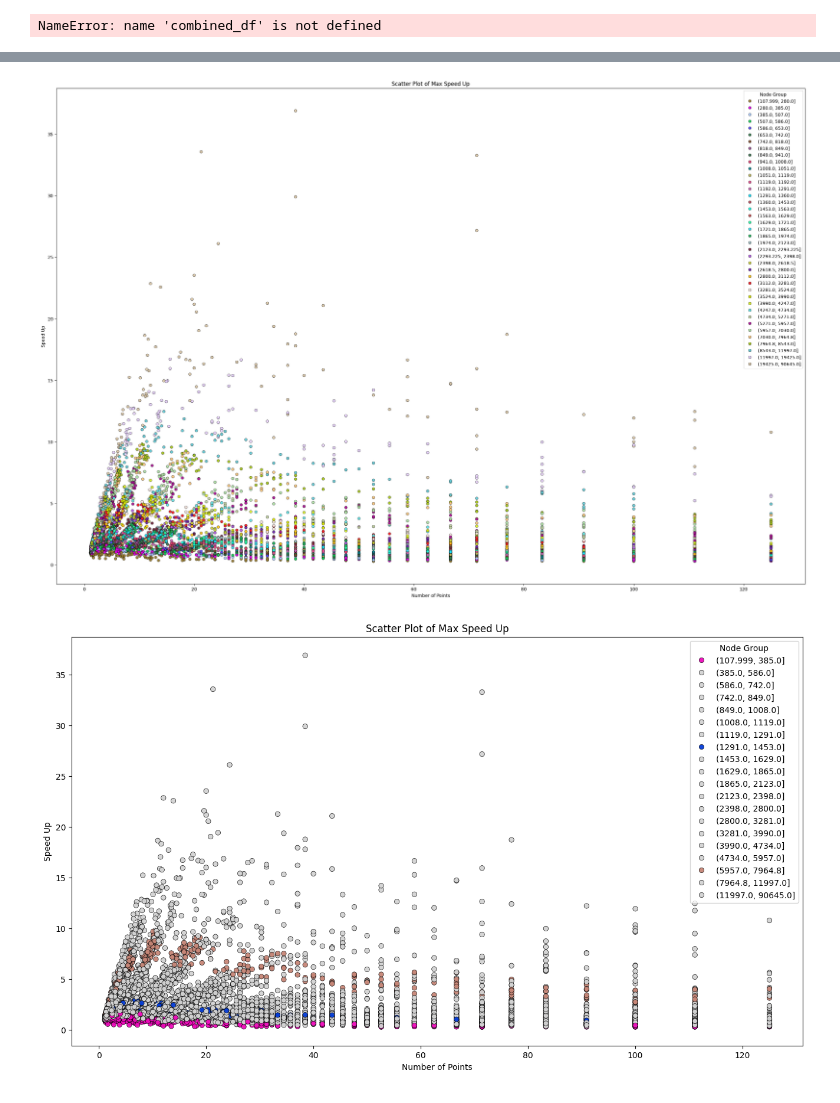
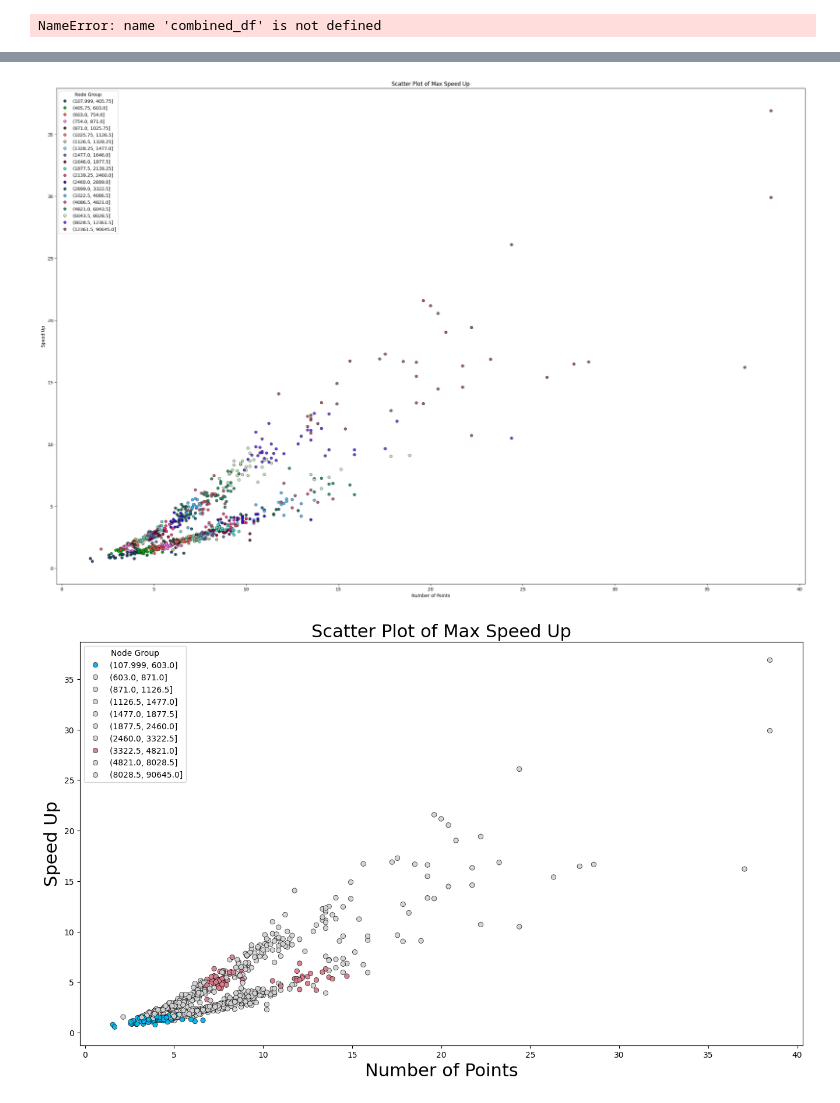
Before and after one commit to romanroff/tmp, a Jupyter notebook: main.ipynb, the cells around one changed output, grey strips where cells are left out. Cells and saved outputs as stored; diff of their text form; code cells hidden in the pictures.

```diff
--- a/main.ipynb
+++ b/main.ipynb
@@ -280,13 +112,0 @@ data.points_results[0].
-# %%
-import pickle
-import pandas as pd
-import numpy as np
-for n in ['ASHA']:
-    with open(f'clusters_results/2024_06_26/{n}.pkl', 'rb') as f:
-        data = pickle.load(f)
-    absolute_errors = [np.array([i * 100 for i in results.errors]).mean() for results in data.points_results]
-    alphas = [round(i.alpha, 3) for i in data.points_results]
-    pfa_times = [i.speed_up[0] for i in data.points_results]
-df = pd.DataFrame([absolute_errors, alphas, pfa_times]).T
-df.columns = ['error', 'alpha', 'speed_up']
-df
@@ -508,6 +286,3 @@ combined_df['k'] = combined_df['nodes'] / (combined_df['alpha'] * combined_df['n
 combined_df.to_csv('For_Gosha.csv')
 # %% [output]
 NameError: name 'combined_df' is not defined
-# %%
-import pandas as pd
-combined_df = pd.read_csv('For_Gosha.csv')
@@ -743,14 +383,11 @@ def generate_hex_colors(n):
         colors.append(color)
     return colors
 
-# Удаляем ненужную колонку
-df = combined_df.drop('Unnamed: 0', axis=1)
-
 # Находим строки с максимальным значением 'speed_up' для каждого 'R_number'
-max_speed_up_df = df#.loc[combined_df.groupby('R_number')['speed_up'].idxmax()]
+max_speed_up_df = df.loc[combined_df.groupby('R_number')['speed_up'].idxmax()]
 
 # Создаем группы на основе квартилей 'nodes'
-q = 40
+q = 20
 colors = generate_hex_colors(q)
 max_speed_up_df['node_group'] = pd.qcut(max_speed_up_df['nodes'], q=q, labels=[i for i in range(q)])
 max_speed_up_df['node_group_gap'] = pd.qcut(max_speed_up_df['nodes'], q=q)
@@ -773,7 +410,7 @@ plt.ylabel('Speed Up')
 plt.legend(title='Node Group')
 plt.show()
 # %% [output]
-[figure, old version]
+[figure, new version]
 # %%
 import pandas as pd
 import matplotlib.pyplot as plt
@@ -790,37 +427,38 @@ def generate_hex_colors(n):
 # Удаляем ненужную колонку
 df = combined_df.drop('Unnamed: 0', axis=1)
 
 # Находим строки с максимальным значением 'speed_up' для каждого 'R_number'
-max_speed_up_df = df#.loc[combined_df.groupby('R_number')['speed_up'].idxmax()]
+max_speed_up_df = df.loc[combined_df.groupby('R_number')['speed_up'].idxmax()]
 
 # Создаем группы на основе квартилей 'nodes'
-q = 20
+q = 10
 colors = generate_hex_colors(q)
 max_speed_up_df['node_group'] = pd.qcut(max_speed_up_df['nodes'], q=q, labels=[i for i in range(q)])
 max_speed_up_df['node_group_gap'] = pd.qcut(max_speed_up_df['nodes'], q=q)
 
 # Массив классов, которые нужно выделить
-selected_classes = [0, 7, 17]  # Пример массива
+selected_classes = [0, 7, 14, 21, 28, 35]  # Пример массива
 
 # Генерация цветовой палитры, включая серый для невыбранных классов
 palette = {group: (colors[i] if i in selected_classes else '#D3D3D3') for i, group in enumerate(max_speed_up_df['node_group_gap'].cat.categories)}
 
 # Построение графика с разбиением по группам 'node_group'
 plt.figure(figsize=(16, 9))
 sns.scatterplot(
     data=max_speed_up_df,
     x='k',
     y='speed_up',
     hue='node_group_gap',  # группировка по новой колонке 'node_group'
     palette=palette,  # цветовая палитра
     edgecolor='black',
     alpha=0.95
 )
 
-plt.title('Scatter Plot of Max Speed Up')
-plt.xlabel('Number of Points')
-plt.ylabel('Speed Up')
+plt.title('Scatter Plot of Max Speed Up', fontsize=22)
+plt.xlabel('Number of Points', fontsize=22)
+plt.ylabel('Speed Up', fontsize=22)
 plt.legend(title='Node Group')
+plt.savefig('data\\img\\scatter_plot_all_filter.png', dpi=200, bbox_inches='tight')
 plt.show()
 # %% [output]
-[figure, old version]
+[figure, new version]
```
Also changed, not shown: parts of 21 cells of this notebook, 1 other file.
